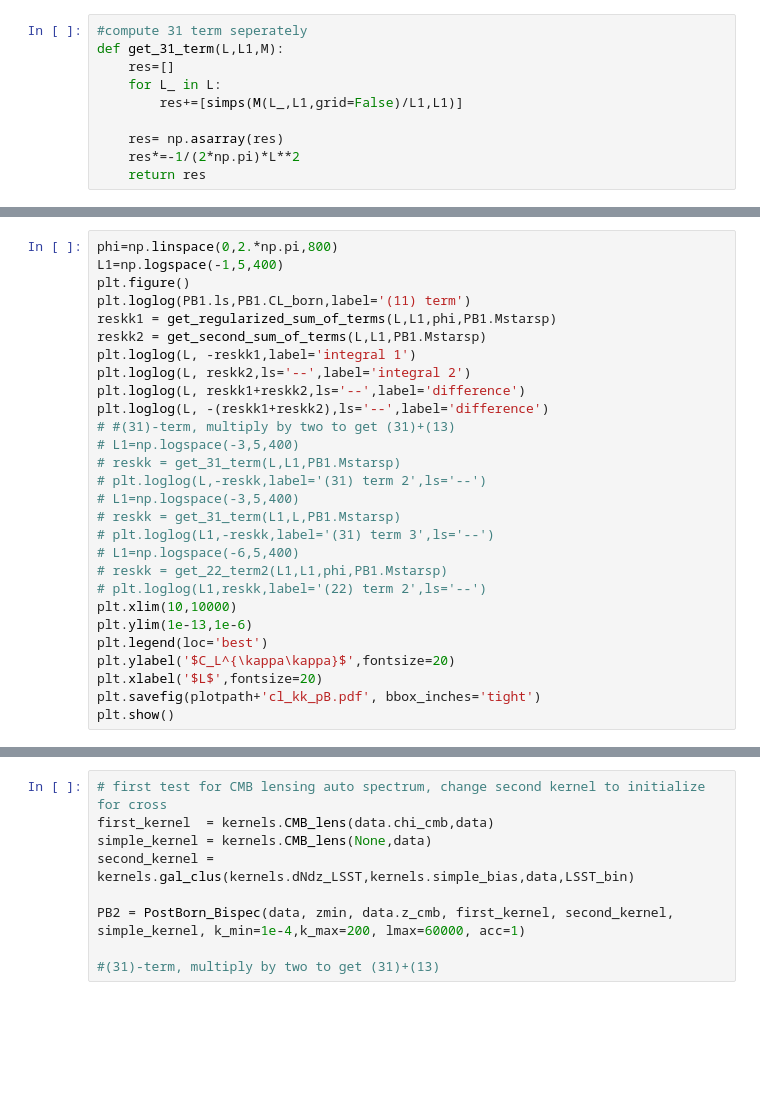
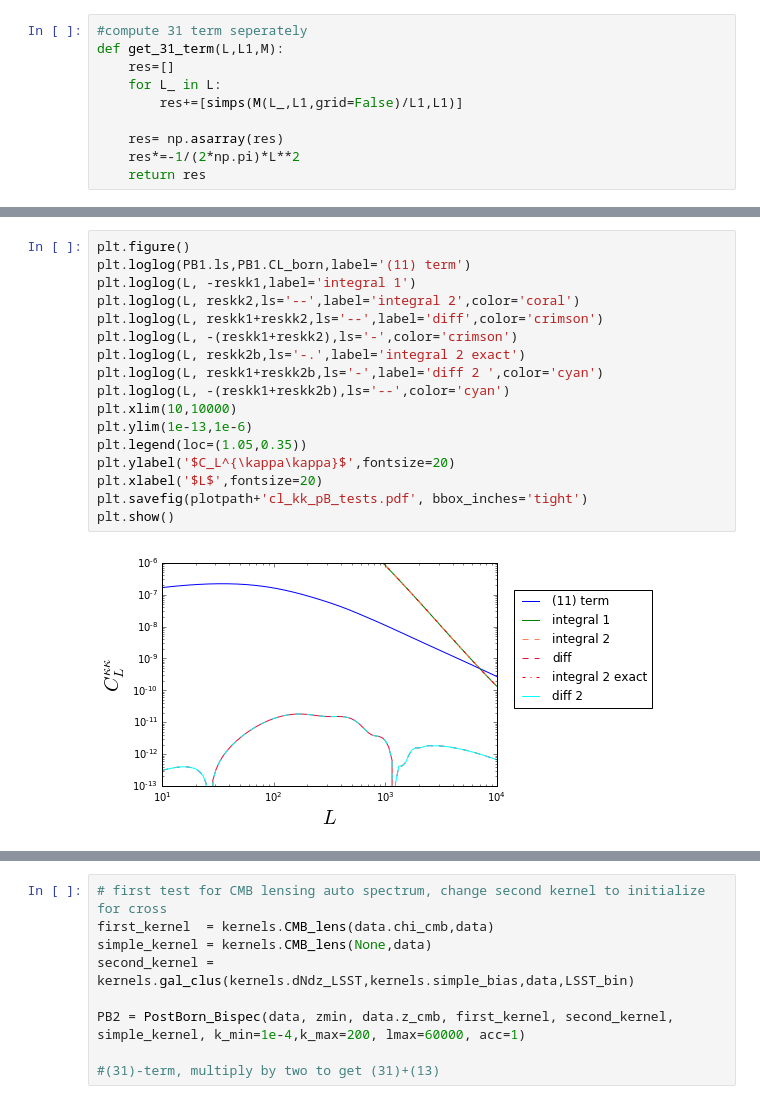
Before and after one commit to VMBoehm/BispectrumBias, a Jupyter notebook: PostBornCross.ipynb, the cells around one changed output, grey strips where cells are left out. Saved outputs shown, nothing was run; the diff lists cells and outputs as text; blank space fills up the shorter version.

```diff
--- a/PostBornCross.ipynb
+++ b/PostBornCross.ipynb
@@ -126,28 +165,19 @@ PB1 = PostBorn_Bispec(data, zmin, data.z_cmb, first_kernel, second_kernel, simpl
 # %%
-phi=np.linspace(0,2.*np.pi,800)
-L1=np.logspace(-1,5,400)
 plt.figure()
 plt.loglog(PB1.ls,PB1.CL_born,label='(11) term')
-reskk1 = get_regularized_sum_of_terms(L,L1,phi,PB1.Mstarsp)
-reskk2 = get_second_sum_of_terms(L,L1,PB1.Mstarsp)
 plt.loglog(L, -reskk1,label='integral 1')
-plt.loglog(L, reskk2,ls='--',label='integral 2')
-plt.loglog(L, reskk1+reskk2,ls='--',label='difference')
-plt.loglog(L, -(reskk1+reskk2),ls='--',label='difference')
-# #(31)-term, multiply by two to get (31)+(13)
-# L1=np.logspace(-3,5,400)
-# reskk = get_31_term(L,L1,PB1.Mstarsp)
-# plt.loglog(L,-reskk,label='(31) term 2',ls='--')
-# L1=np.logspace(-3,5,400)
-# reskk = get_31_term(L1,L,PB1.Mstarsp)
-# plt.loglog(L1,-reskk,label='(31) term 3',ls='--')
-# L1=np.logspace(-6,5,400)
-# reskk = get_22_term2(L1,L1,phi,PB1.Mstarsp)
-# plt.loglog(L1,reskk,label='(22) term 2',ls='--')
+plt.loglog(L, reskk2,ls='--',label='integral 2',color='coral')
+plt.loglog(L, reskk1+reskk2,ls='--',label='diff',color='crimson')
+plt.loglog(L, -(reskk1+reskk2),ls='-',color='crimson')
+plt.loglog(L, reskk2b,ls='-.',label='integral 2 exact')
+plt.loglog(L, reskk1+reskk2b,ls='-',label='diff 2 ',color='cyan')
+plt.loglog(L, -(reskk1+reskk2b),ls='--',color='cyan')
 plt.xlim(10,10000)
 plt.ylim(1e-13,1e-6)
-plt.legend(loc='best')
+plt.legend(loc=(1.05,0.35))
 plt.ylabel('$C_L^{\kappa\kappa}$',fontsize=20)
 plt.xlabel('$L$',fontsize=20)
-plt.savefig(plotpath+'cl_kk_pB.pdf', bbox_inches='tight')
+plt.savefig(plotpath+'cl_kk_pB_tests.pdf', bbox_inches='tight')
 plt.show()
+# %% [output]
+[figure, added]
```
Also changed, not shown: parts of 10 cells of this notebook, 1 other file.
